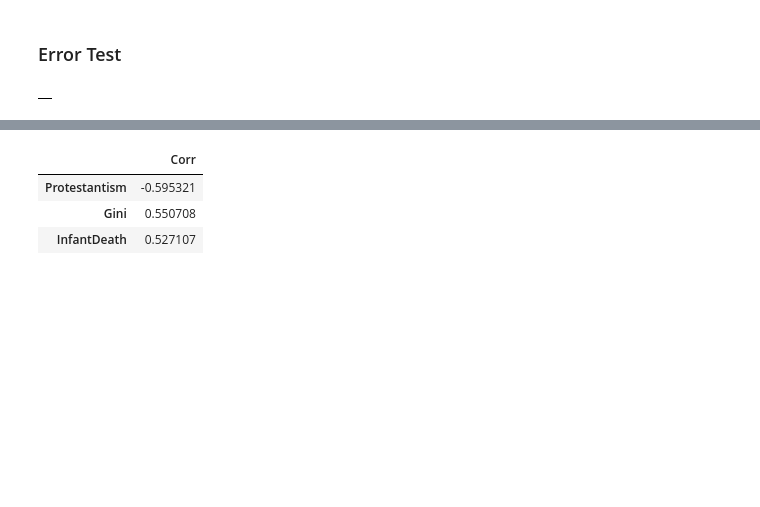
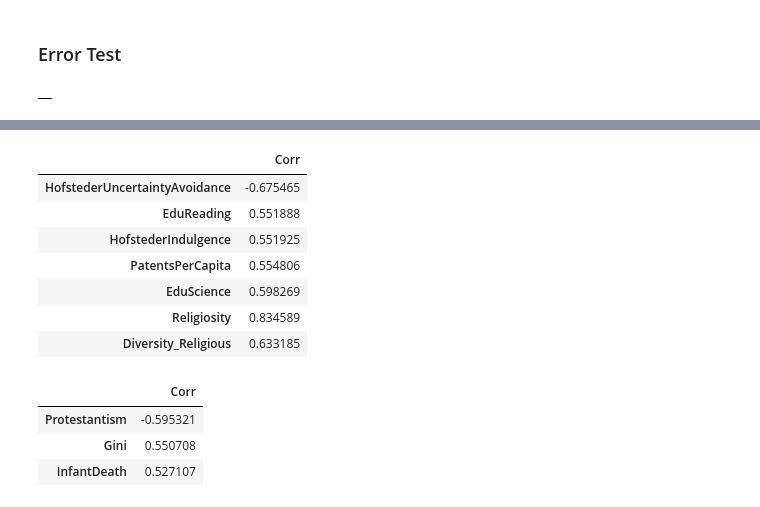
Before and after one commit to JamesIgoe/AzureNotebooks, a Jupyter notebook: OECD_Cross_Correlations.ipynb, the cells around one changed output, grey strips where cells are left out. Drawn from its saved outputs; the diff is of its cells as text; code cells hidden in the pictures; blank space fills up the shorter version.

```diff
--- a/OECD_Cross_Correlations.ipynb
+++ b/OECD_Cross_Correlations.ipynb
@@ -153,3 +149,14 @@ filterForLabels(newList, 'errortest')
+# %%
+filterForLabels(newList, 'HofstederIndividuality')
+# %% [output]
+|  | Corr |
+| HofstederUncertaintyAvoidance | -0.675465 |
+| EduReading | 0.551888 |
+| HofstederIndulgence | 0.551925 |
+| PatentsPerCapita | 0.554806 |
+| EduScience | 0.598269 |
+| Religiosity | 0.834589 |
+| Diversity_Religious | 0.633185 |
 # %%
 filterForLabels(newList, 'HofstederMasculinity')
 # %% [output]
```
Also changed, not shown: parts of 10 cells of this notebook.
